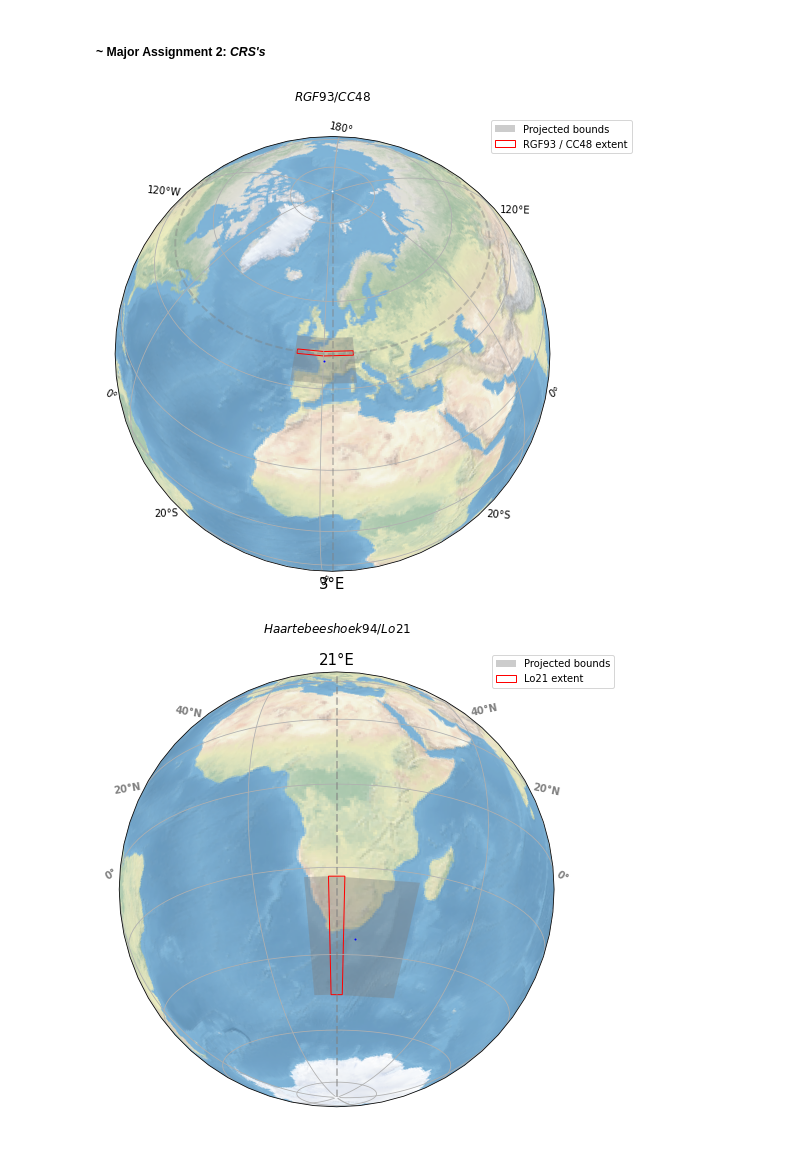
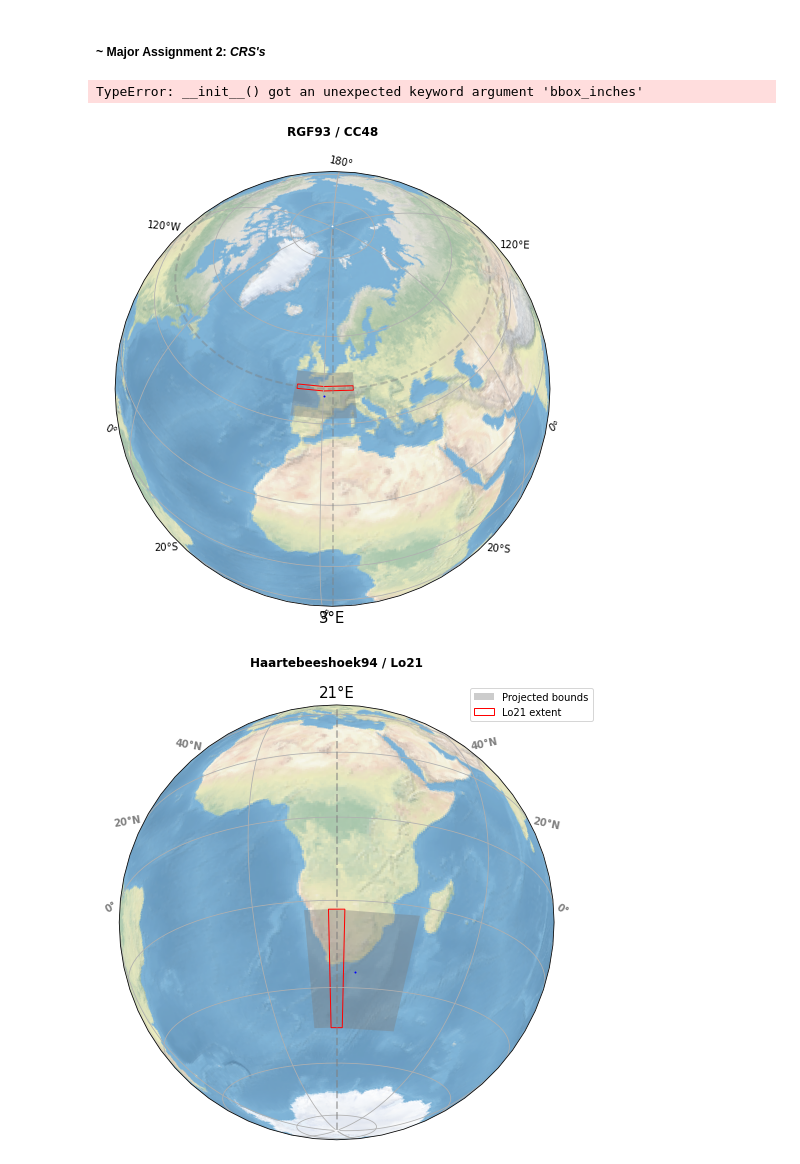
Before and after one commit to AdrianKriger/mpj261s_MapProjections2, a Jupyter notebook: MA02.ipynb, the cells around one changed output. Drawn from its saved outputs; the diff is of its cells as text; code cells hidden in the pictures.

Commit message:
titleBold_legend

```diff
--- a/MA02.ipynb
+++ b/MA02.ipynb
@@ -20,7 +20,7 @@ import pyproj
 fig = plt.figure(figsize=(8, 8))
 ax = plt.axes(projection=ccrs.NearsidePerspective(central_longitude=3,
                                                   central_latitude=48))
-plt.title('$\it{RGF93 / CC48}$', fontweight="bold", pad=20)
+plt.title('RGF93 / CC48', fontweight="bold", pad=20)
 ax.stock_img()
 ax.gridlines(draw_labels=True)
 
@@ -53,40 +53,41 @@ lon_corners2 = np.array([-9, 0.0, 10, 10, 0.0, -9])
 poly_corners2 = np.zeros((len(lat_corners2), 2), np.float64)
 poly_corners2[:,0] = lon_corners2
 poly_corners2[:,1] = lat_corners2
 
 poly2 = mpatches.Polygon(poly_corners2, closed=True, ec='r',
                         fill=False, lw=1, #fc="grey",
                         alpha=1,
                         #transform=ccrs.epsg(2048))
                         transform=ccrs.Geodetic(),
                         label = 'RGF93 / CC48 extent')
 ax.add_patch(poly2)
 
 gl = ax.gridlines(crs=ccrs.PlateCarree(), draw_labels=True,
                   linewidth=2, color='grey', alpha=0.4, linestyle='--')
 gl.xlabels = False
 gl.ylabels = False
 #gl.left_labels = True
 #gl.ylines = True
 gl.ylocator = mticker.FixedLocator([48])
 gl.xlocator = mticker.FixedLocator([3])
 gl.xformatter = LongitudeFormatter()
 gl.yformatter = LatitudeFormatter()
 gl.xlabel_style = {'size': 15, 'color': 'black'}
 gl.ylabel_style = {'color': 'grey', 'weight': 'bold'}
 
 #add legend
-ax.legend(bbox_to_anchor=(1.2, 1.05), loc='upper right')
+ax.legend(bbox_to_anchor=(1.1, 1.1), loc='upper right', bbox_inches='tight')
 #save
 plt.savefig('./img/RGF93_CC48.png')
 plt.show()
 # %% [output]
+TypeError: __init__() got an unexpected keyword argument 'bbox_inches'
-[figure, old version]
+[figure, new version]
 # %%
 fig = plt.figure(figsize=(8, 8))
 ax = plt.axes(projection=ccrs.NearsidePerspective(central_longitude=21.0,
                                                  central_latitude=-25.0))
-plt.title('$\it{Haartebeeshoek94 / Lo21}$', fontweight="bold", pad=20)
+plt.title('Haartebeeshoek94 / Lo21', fontweight="bold", pad=20)
 ax.stock_img()
 ax.gridlines()#draw_labels=True)
 
@@ -141,12 +142,12 @@ gl.xlabel_style = {'size': 15, 'color': 'black'}
 gl.ylabel_style = {'color': 'grey', 'weight': 'bold'}
 
 #add legend
-ax.legend(bbox_to_anchor=(1.15, 1.05), loc='upper right')
+ax.legend(bbox_to_anchor=(1.1, 1.05), loc='upper right')
 #save
 plt.savefig('./img/Haartebeeshoek94Lo21.png')
 plt.show()
 # %% [output]
-[figure, old version]
+[figure, new version]
 # %%
 fig = plt.figure(figsize=(8, 8))
 ax = plt.axes(projection=ccrs.NearsidePerspective(central_longitude=75.0,
```
Also changed, not shown: parts of 3 cells of this notebook.
